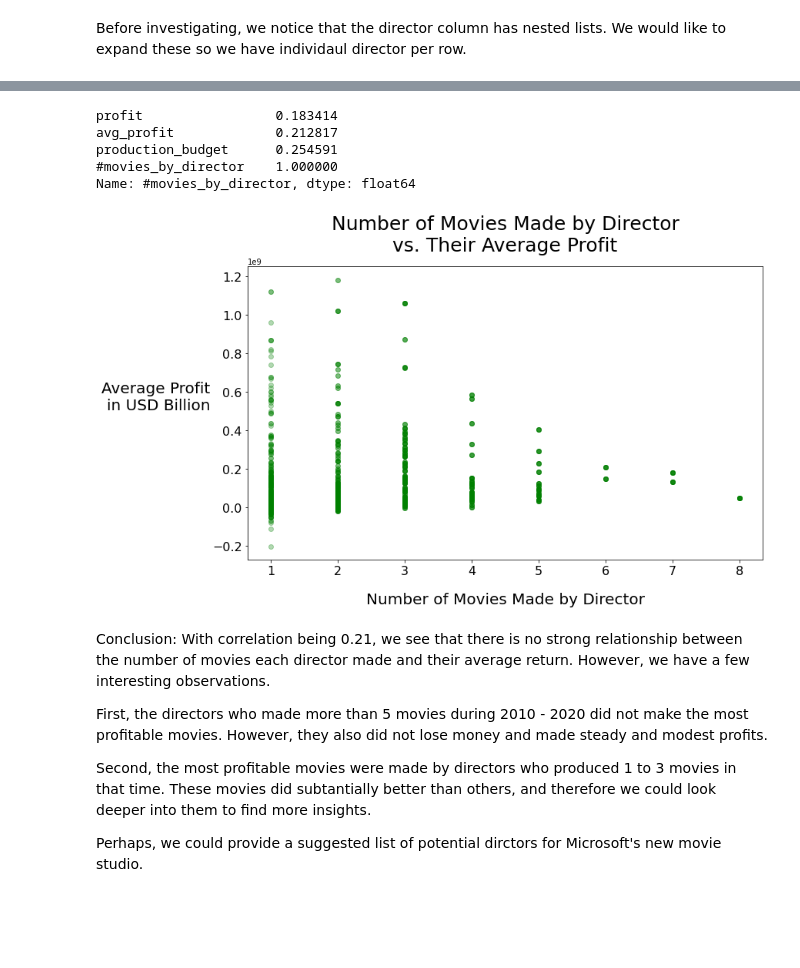
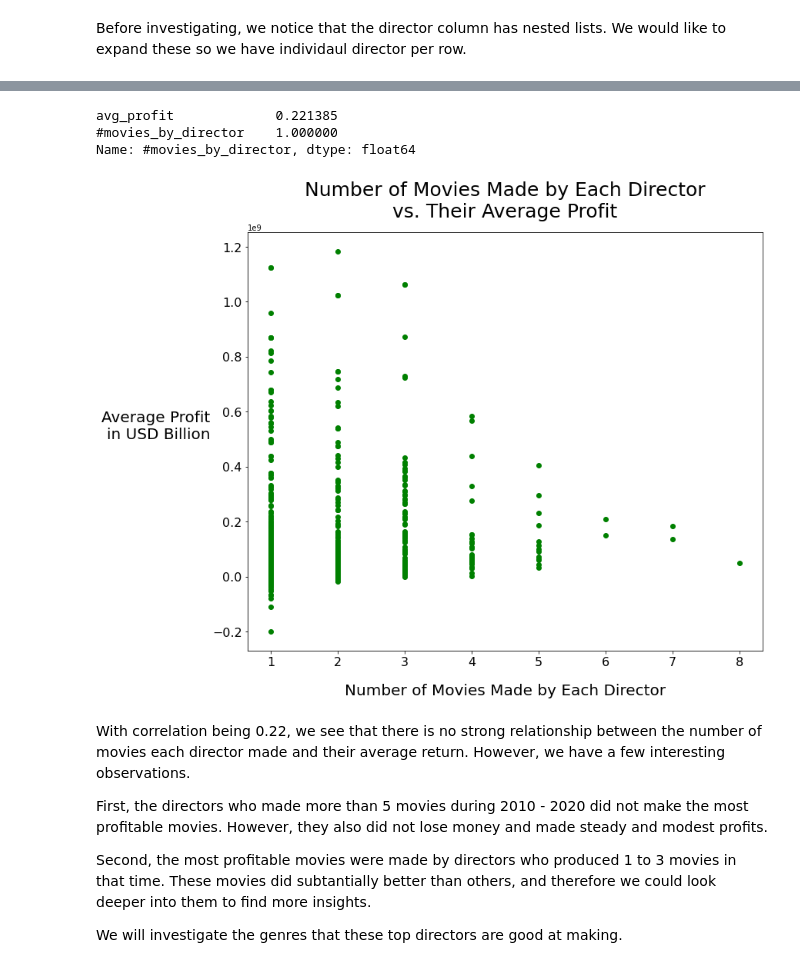
Before and after one commit to sbaltodano/dsc-phase-1-project, a Jupyter notebook: Sejin-EDA.ipynb, the cells around one changed output, grey strips where cells are left out. Cells and saved outputs as stored; diff of their text form; code cells hidden in the pictures; blank space fills up the shorter version.

Commit message:
with conclusion

```diff
--- a/Sejin-EDA.ipynb
+++ b/Sejin-EDA.ipynb
@@ -70,6 +70,6 @@ This cleaned data we are using includes movies from 2010-01-08 to 2020-02-21.
 The first step will be preparing a new dataframe that has only the necessary columns. Then, we will find and visualize the top movies sorted by profit.
 # %%
 # Keeping only the necessary columns
-q3_df = df.loc[:, ['movie', 'production_budget', 'profit', 'director']]
+q3_df = df.loc[:, ['movie', 'profit', 'genres', 'director']]
 q3_df
 # %% [output]
@@ -213,5 +164,6 @@ individual_df.groupby(by=['director','movie']).sum()
 # %%
-# Creating a column that shows the average profit made by the individual director
+# Creating columns that show the total profit and the average profit made by each director
+individual_df['total_profit'] = individual_df.groupby(['director'])['profit'].transform('sum')
 individual_df['avg_profit'] = individual_df.groupby(['director'])['profit'].transform('mean')
-individual_df.groupby(by=['director', 'movie']).sum()
+individual_df.head(10)
 # %% [output]
@@ -231,0 +208,10 @@ individual_df.groupby(by=['director', 'movie']).sum()
+# %%
+# Scatter plot of the relationship between the number of movies each director made and their total profit(performance)
+fig, ax = plt.subplots(figsize=(12,10))
+
+ax.scatter(director_total['#movies_by_director'], director_total['total_profit'], color="green")
+ax.set_title("Number of Movies Made by Each Director\nvs. Their Total Profit", fontsize=25, pad=20)
+ax.set_xlabel("Number of Movies Made by Each Director", fontsize=20, labelpad=20)
+ax.set_ylabel("Total Profit \nin USD Billion", fontsize=20, labelpad=70, rotation=0);
+for label in (ax.get_xticklabels() + ax.get_yticklabels()):
+    label.set_fontsize(16)
@@ -231,0 +222,7 @@ individual_df.groupby(by=['director', 'movie']).sum()
+# %%
+# Creating a new dataframe that shows the top 10 directors by their average profit
+director_avg = individual_df.loc[:, ['director', 'avg_profit', '#movies_by_director', 'genres']]
+director_avg = director_avg.drop_duplicates(subset='director')
+director_avg_index = director_avg.set_index('director')
+top10_director_avg = director_avg_index.sort_values(by='avg_profit', ascending=False).head(10)
+top10_director_avg
@@ -232,29 +242,27 @@ individual_df.groupby(by=['director', 'movie']).sum()
 # %%
 # Checking correlation between the number of movies each director made and their average profit(performance)
-individual_df.corr()['#movies_by_director'].sort_values()
+director_avg.corr()['#movies_by_director'].sort_values()
 # %% [output]
-profit                 0.183414
-avg_profit             0.212817
-production_budget      0.254591
+avg_profit             0.221385
 #movies_by_director    1.000000
 Name: #movies_by_director, dtype: float64
 # %%
 # Scatter plot of the relationship between the number of movies each director made and their average profit(performance)
-fig, ax = plt.subplots(figsize=(12,7))
+fig, ax = plt.subplots(figsize=(12,10))
 
-ax.scatter(individual_df['#movies_by_director'], individual_df['avg_profit'], alpha=0.3, color="green")
-ax.set_title("Number of Movies Made by Director\nvs. Their Average Profit", fontsize=25, pad=20)
-ax.set_xlabel("Number of Movies Made by Director", fontsize=20, labelpad=20)
+ax.scatter(director_avg['#movies_by_director'], director_avg['avg_profit'], color="green")
+ax.set_title("Number of Movies Made by Each Director\nvs. Their Average Profit", fontsize=25, pad=20)
+ax.set_xlabel("Number of Movies Made by Each Director", fontsize=20, labelpad=20)
 ax.set_ylabel("Average Profit \nin USD Billion", fontsize=20, labelpad=70, rotation=0);
 for label in (ax.get_xticklabels() + ax.get_yticklabels()):
     label.set_fontsize(16)
 # %% [output]
-[figure, old version]
+[figure, new version]
 # %% [markdown]
-Conclusion: With correlation being 0.21, we see that there is no strong relationship between the number of movies each director made and their average return. However, we have a few interesting observations.
+With correlation being 0.22, we see that there is no strong relationship between the number of movies each director made and their average return. However, we have a few interesting observations.
 
 First, the directors who made more than 5 movies during 2010 - 2020 did not make the most profitable movies. However, they also did not lose money and made steady and modest profits.
 
 Second, the most profitable movies were made by directors who produced 1 to 3 movies in that time. These movies did subtantially better than others, and therefore we could look deeper into them to find more insights.
 
-Perhaps, we could provide a suggested list of potential dirctors for Microsoft's new movie studio.
+We will investigate the genres that these top directors are good at making.
```
Also changed, not shown: parts of 25 cells of this notebook.
